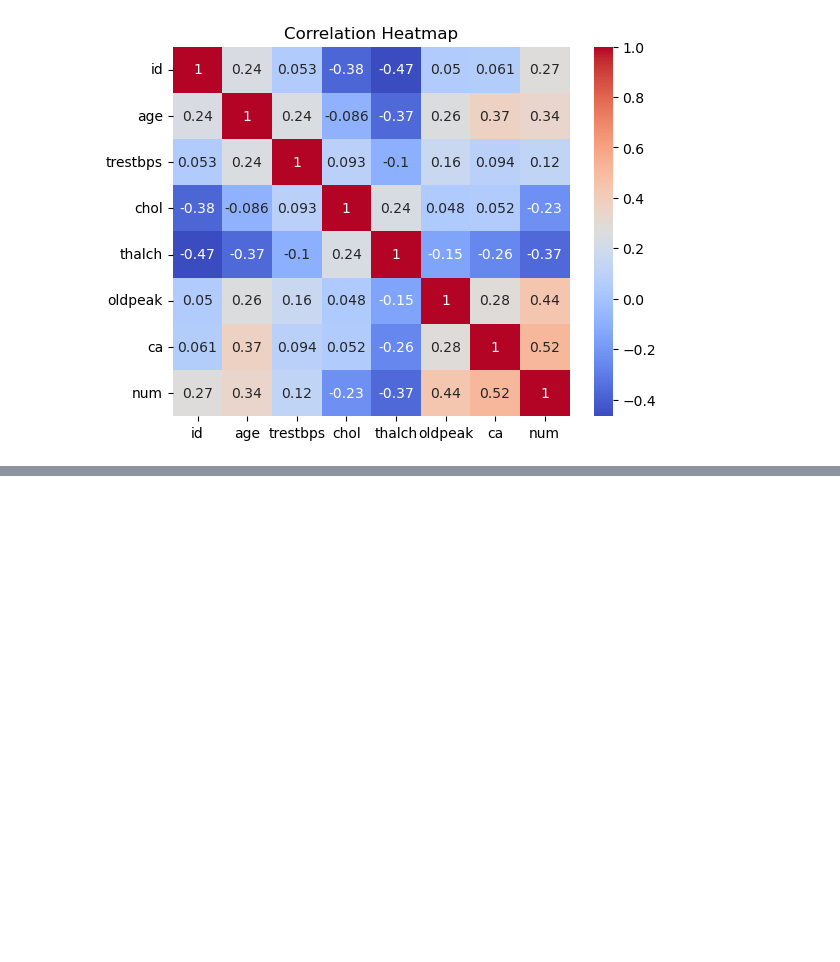
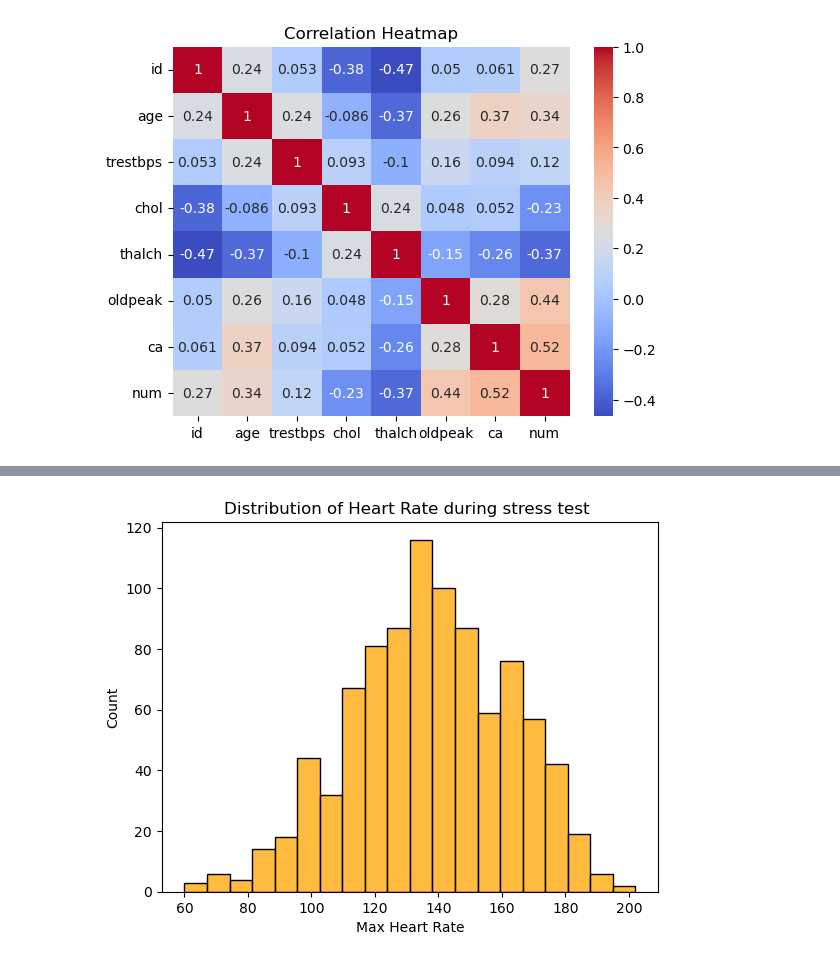
Before and after one commit to himashooo/Heart-Disease-Prediction, a Jupyter notebook: Heart Disease.ipynb, the cells around one changed output, grey strips where cells are left out. Drawn from its saved outputs; the diff is of its cells as text; code cells hidden in the pictures; blank space fills up the shorter version.

```diff
--- a/Heart Disease.ipynb
+++ b/Heart Disease.ipynb
@@ -386,0 +441,13 @@ plt.show()
+# %%
+df['fbs']=df['fbs'].fillna(df['fbs'].mode()[0])
+# %%
+df['restecg']=df['restecg'].fillna(df['restecg'].mode()[0])
+# %%
+df['thalch']=df['thalch'].fillna(df['thalch'].mean())
+# %%
+sns.histplot(data=df,x='thalch',color='orange')
+plt.title('Distribution of Heart Rate during stress test ')
+plt.xlabel('Max Heart Rate')
+plt.show()
+# %% [output]
+[figure, added]
```
Also changed, not shown: parts of 27 cells of this notebook.
